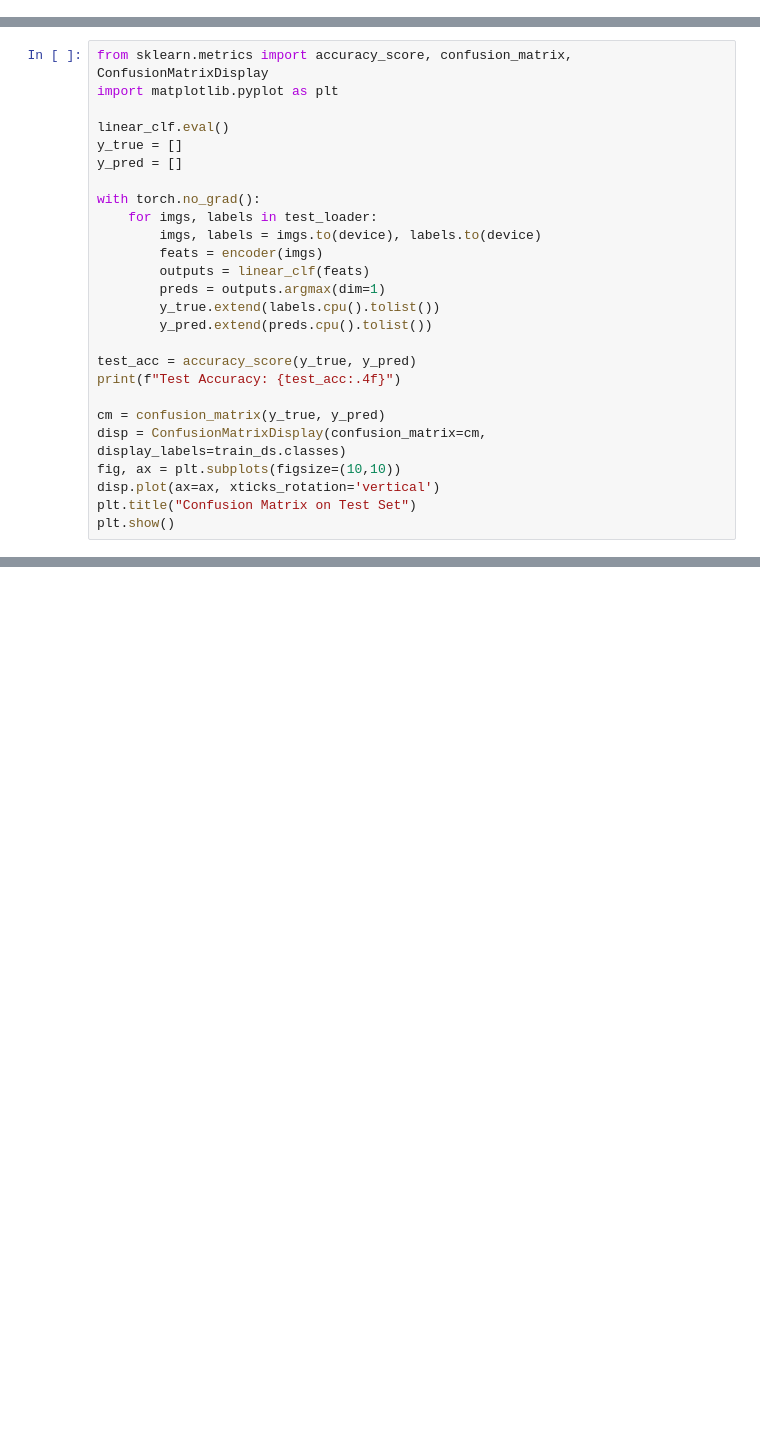
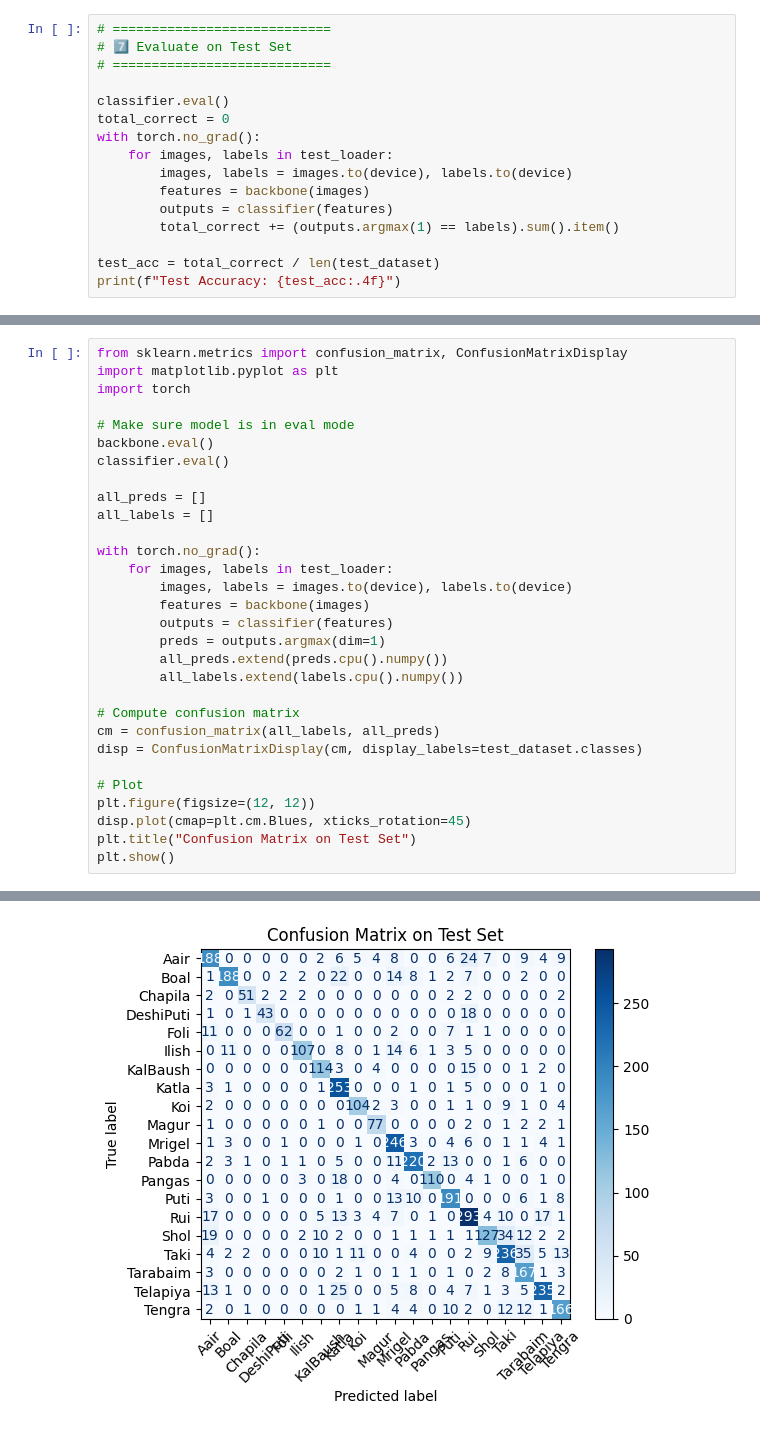
Before and after one commit to fragliglint/Fish_Classification, a Jupyter notebook: byol-fish.ipynb, the cells around one changed output, grey strips where cells are left out. Cells and saved outputs as stored; diff of their text form; blank space fills up the shorter version.

```diff
--- a/byol-fish.ipynb
+++ b/byol-fish.ipynb
@@ -314,0 +298,16 @@ for epoch in range(epochs):
+# %%
+# ============================
+# 7️⃣ Evaluate on Test Set
+# ============================
+
+classifier.eval()
+total_correct = 0
+with torch.no_grad():
+    for images, labels in test_loader:
+        images, labels = images.to(device), labels.to(device)
+        features = backbone(images)
+        outputs = classifier(features)
+        total_correct += (outputs.argmax(1) == labels).sum().item()
+
+test_acc = total_correct / len(test_dataset)
+print(f"Test Accuracy: {test_acc:.4f}")
@@ -315,26 +316,31 @@ for epoch in range(epochs):
 # %%
-from sklearn.metrics import accuracy_score, confusion_matrix, ConfusionMatrixDisplay
+from sklearn.metrics import confusion_matrix, ConfusionMatrixDisplay
 import matplotlib.pyplot as plt
+import torch
 
-linear_clf.eval()
-y_true = []
-y_pred = []
+# Make sure model is in eval mode
+backbone.eval()
+classifier.eval()
+
+all_preds = []
+all_labels = []
 
 with torch.no_grad():
-    for imgs, labels in test_loader:
-        imgs, labels = imgs.to(device), labels.to(device)
-        feats = encoder(imgs)
-        outputs = linear_clf(feats)
+    for images, labels in test_loader:
+        images, labels = images.to(device), labels.to(device)
+        features = backbone(images)
+        outputs = classifier(features)
         preds = outputs.argmax(dim=1)
-        y_true.extend(labels.cpu().tolist())
-        y_pred.extend(preds.cpu().tolist())
+        all_preds.extend(preds.cpu().numpy())
+        all_labels.extend(labels.cpu().numpy())
 
-test_acc = accuracy_score(y_true, y_pred)
-print(f"Test Accuracy: {test_acc:.4f}")
+# Compute confusion matrix
+cm = confusion_matrix(all_labels, all_preds)
+disp = ConfusionMatrixDisplay(cm, display_labels=test_dataset.classes)
 
-cm = confusion_matrix(y_true, y_pred)
-disp = ConfusionMatrixDisplay(confusion_matrix=cm, display_labels=train_ds.classes)
-fig, ax = plt.subplots(figsize=(10,10))
-disp.plot(ax=ax, xticks_rotation='vertical')
+# Plot
+plt.figure(figsize=(12, 12))
+disp.plot(cmap=plt.cm.Blues, xticks_rotation=45)
 plt.title("Confusion Matrix on Test Set")
 plt.show()
+# %% [output]
@@ -340,0 +348 @@ plt.show()
+[figure, added]
```
Also changed, not shown: parts of 22 cells of this notebook.
